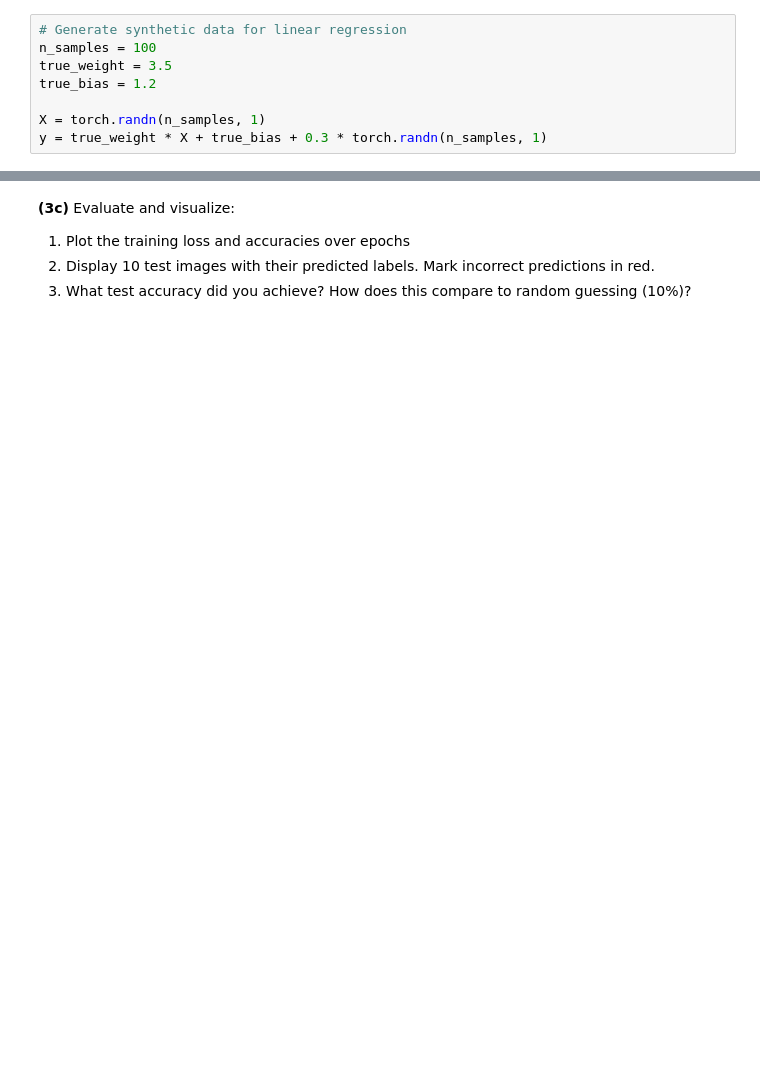
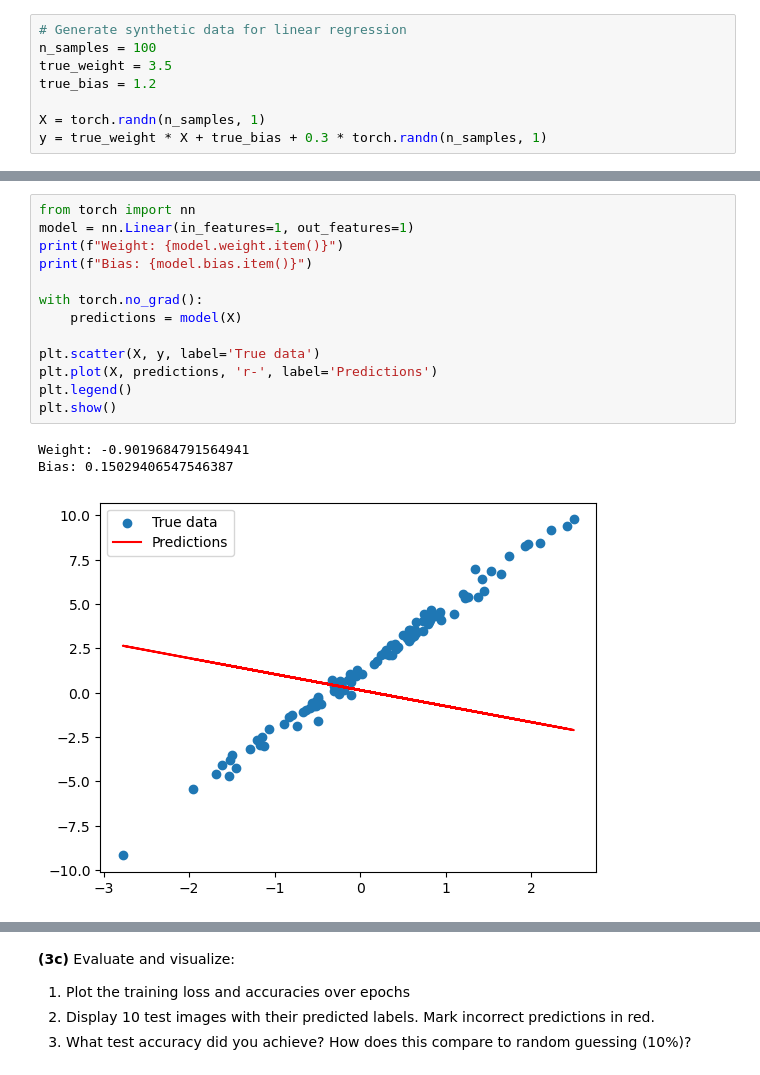
Before and after one commit to karinasaf/ML-in-Economics, a Jupyter notebook: problemSets_attempts/problemSet1_attempt.ipynb, the cells around one changed output, grey strips where cells are left out. Drawn from its saved outputs; the diff is of its cells as text; blank space fills up the shorter version.

```diff
--- a/problemSets_attempts/problemSet1_attempt.ipynb
+++ b/problemSets_attempts/problemSet1_attempt.ipynb
@@ -105,0 +103,17 @@ classify handwritten digits from the MNIST dataset.
+# %%
+from torch import nn
+model = nn.Linear(in_features=1, out_features=1)
+print(f"Weight: {model.weight.item()}")
+print(f"Bias: {model.bias.item()}")
+
+with torch.no_grad():
+    predictions = model(X)
+
+plt.scatter(X, y, label='True data')
+plt.plot(X, predictions, 'r-', label='Predictions')
+plt.legend()
+plt.show()
+# %% [output]
+Weight: -0.9019684791564941
+Bias: 0.15029406547546387
+[figure, added]
```
Also changed, not shown: parts of 23 cells of this notebook.
